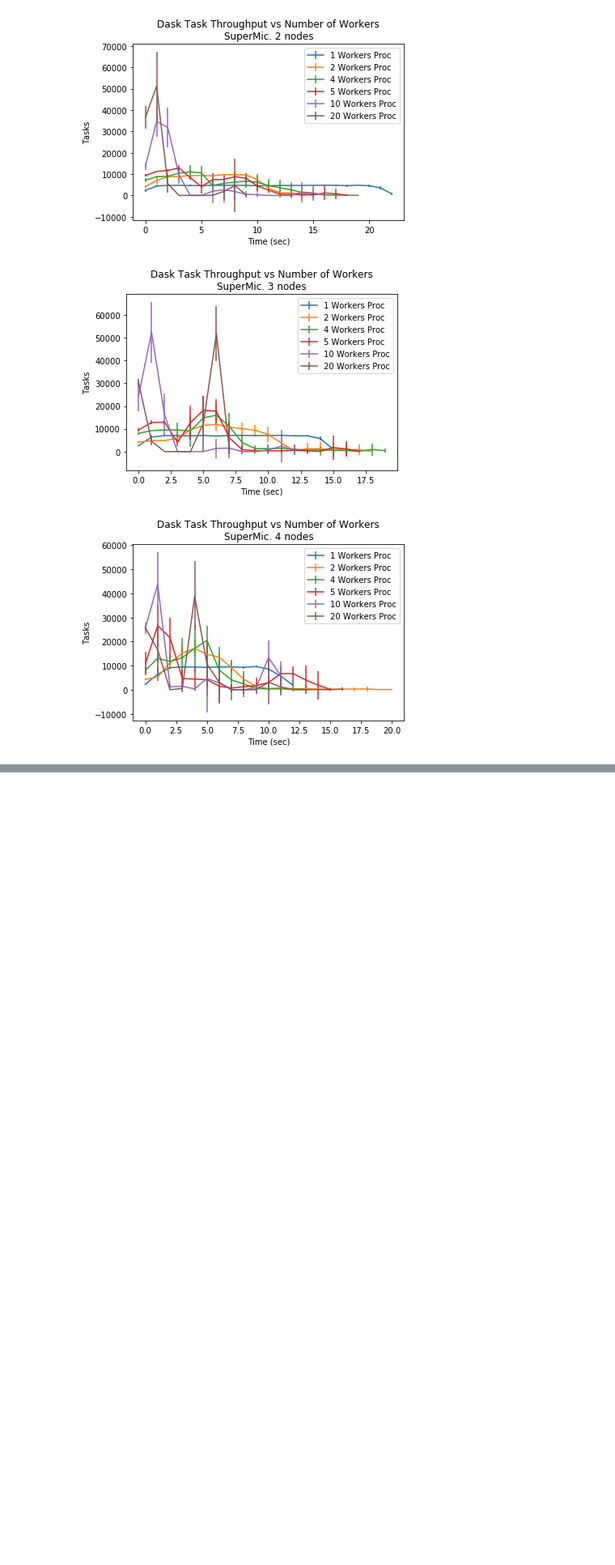
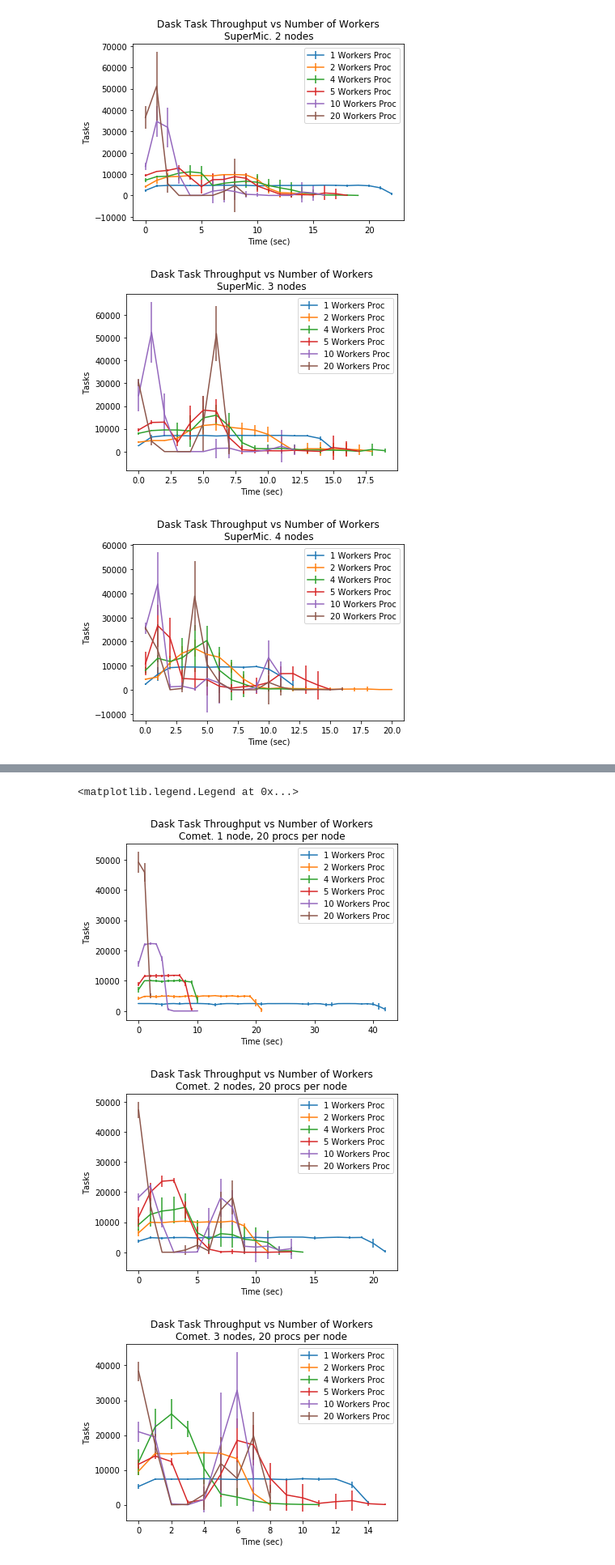
Before and after one commit to radical-experiments/midas_exps, a Jupyter notebook: dask/DaskAnalysisThroughput3.ipynb, the cells around one changed output, grey strips where cells are left out. Shown at 81% size. Cells and saved outputs as stored; diff of their text form; code cells hidden in the pictures; blank space fills up the shorter version.

```diff
--- a/dask/DaskAnalysisThroughput3.ipynb
+++ b/dask/DaskAnalysisThroughput3.ipynb
@@ -461,0 +493,55 @@ plt.legend()
+# %%
+plt.figure()
+plt.errorbar(range(0,DistHistC20_1p_1.shape[1]),DistHistC20_1p_1.mean(0),yerr=DistHistC20_1p_1.std(0),label='1 Workers Proc')
+plt.errorbar(range(0,DistHistC20_2p_1.shape[1]),DistHistC20_2p_1.mean(0),yerr=DistHistC20_2p_1.std(0),label='2 Workers Proc')
+plt.errorbar(range(0,DistHistC20_4p_1.shape[1]),DistHistC20_4p_1.mean(0),yerr=DistHistC20_4p_1.std(0),label='4 Workers Proc')
+plt.errorbar(range(0,DistHistC20_5p_1.shape[1]),DistHistC20_5p_1.mean(0),yerr=DistHistC20_5p_1.std(0),label='5 Workers Proc')
+plt.errorbar(range(0,DistHistC20_10p_1.shape[1]),DistHistC20_10p_1.mean(0),yerr=DistHistC20_10p_1.std(0),label='10 Workers Proc')
+plt.errorbar(range(0,DistHistC20_20p_1.shape[1]),DistHistC20_20p_1.mean(0),yerr=DistHistC20_20p_1.std(0),label='20 Workers Proc')
+plt.title('Dask Task Throughput vs Number of Workers\nComet. 1 node, 20 procs per node')
+plt.xlabel('Time (sec)')
+plt.ylabel('Tasks')
+plt.legend()
+
+plt.figure()
+plt.errorbar(range(0,DistHistC20_1p_2.shape[1]),DistHistC20_1p_2.mean(0),yerr=DistHistC20_1p_2.std(0),label='1 Workers Proc')
+plt.errorbar(range(0,DistHistC20_2p_2.shape[1]),DistHistC20_2p_2.mean(0),yerr=DistHistC20_2p_2.std(0),label='2 Workers Proc')
+plt.errorbar(range(0,DistHistC20_4p_2.shape[1]),DistHistC20_4p_2.mean(0),yerr=DistHistC20_4p_2.std(0),label='4 Workers Proc')
+plt.errorbar(range(0,DistHistC20_5p_2.shape[1]),DistHistC20_5p_2.mean(0),yerr=DistHistC20_5p_2.std(0),label='5 Workers Proc')
+plt.errorbar(range(0,DistHistC20_10p_2.shape[1]),DistHistC20_10p_2.mean(0),yerr=DistHistC20_10p_2.std(0),label='10 Workers Proc')
+plt.errorbar(range(0,DistHistC20_20p_2.shape[1]),DistHistC20_20p_2.mean(0),yerr=DistHistC20_20p_2.std(0),label='20 Workers Proc')
+plt.title('Dask Task Throughput vs Number of Workers\nComet. 2 nodes, 20 procs per node')
+plt.xlabel('Time (sec)')
+plt.ylabel('Tasks')
+plt.legend()
+
+# Dask Distributed Comet
+plt.figure()
+plt.errorbar(range(0,DistHistC20_1p_3.shape[1]),DistHistC20_1p_3.mean(0),yerr=DistHistC20_1p_3.std(0),label='1 Workers Proc')
+plt.errorbar(range(0,DistHistC20_2p_3.shape[1]),DistHistC20_2p_3.mean(0),yerr=DistHistC20_2p_3.std(0),label='2 Workers Proc')
+plt.errorbar(range(0,DistHistC20_4p_3.shape[1]),DistHistC20_4p_3.mean(0),yerr=DistHistC20_4p_3.std(0),label='4 Workers Proc')
+plt.errorbar(range(0,DistHistC20_5p_3.shape[1]),DistHistC20_5p_3.mean(0),yerr=DistHistC20_5p_3.std(0),label='5 Workers Proc')
+plt.errorbar(range(0,DistHistC20_10p_3.shape[1]),DistHistC20_10p_3.mean(0),yerr=DistHistC20_10p_3.std(0),label='10 Workers Proc')
+plt.errorbar(range(0,DistHistC20_20p_3.shape[1]),DistHistC20_20p_3.mean(0),yerr=DistHistC20_20p_3.std(0),label='20 Workers Proc')
+plt.title('Dask Task Throughput vs Number of Workers\nComet. 3 nodes, 20 procs per node')
+plt.xlabel('Time (sec)')
+plt.ylabel('Tasks')
+plt.legend()
+
+# Dask Distributed Comet
+plt.figure()
+plt.errorbar(range(0,DistHistC20_1p_4.shape[1]),DistHistC20_1p_4.mean(0),yerr=DistHistC20_1p_4.std(0),label='1 Workers Proc')
+plt.errorbar(range(0,DistHistC20_2p_4.shape[1]),DistHistC20_2p_4.mean(0),yerr=DistHistC20_2p_4.std(0),label='2 Workers Proc')
+plt.errorbar(range(0,DistHistC20_4p_4.shape[1]),DistHistC20_4p_4.mean(0),yerr=DistHistC20_4p_4.std(0),label='4 Workers Proc')
+plt.errorbar(range(0,DistHistC20_5p_4.shape[1]),DistHistC20_5p_4.mean(0),yerr=DistHistC20_5p_4.std(0),label='5 Workers Proc')
+plt.errorbar(range(0,DistHistC20_10p_4.shape[1]),DistHistC20_10p_4.mean(0),yerr=DistHistC20_10p_4.std(0),label='10 Workers Proc')
+plt.errorbar(range(0,DistHistC20_20p_4.shape[1]),DistHistC20_20p_4.mean(0),yerr=DistHistC20_20p_4.std(0),label='20 Workers Proc')
+plt.title('Dask Task Throughput vs Number of Workers\nComet. 4 nodes, 20 procs per node')
+plt.xlabel('Time (sec)')
+plt.ylabel('Tasks')
+plt.legend()
+# %% [output]
+<matplotlib.legend.Legend at 0x...>
+[figure, added]
+[figure, added]
+[figure, added]
```
Also changed, not shown: parts of 15 cells of this notebook, 32 other files.
